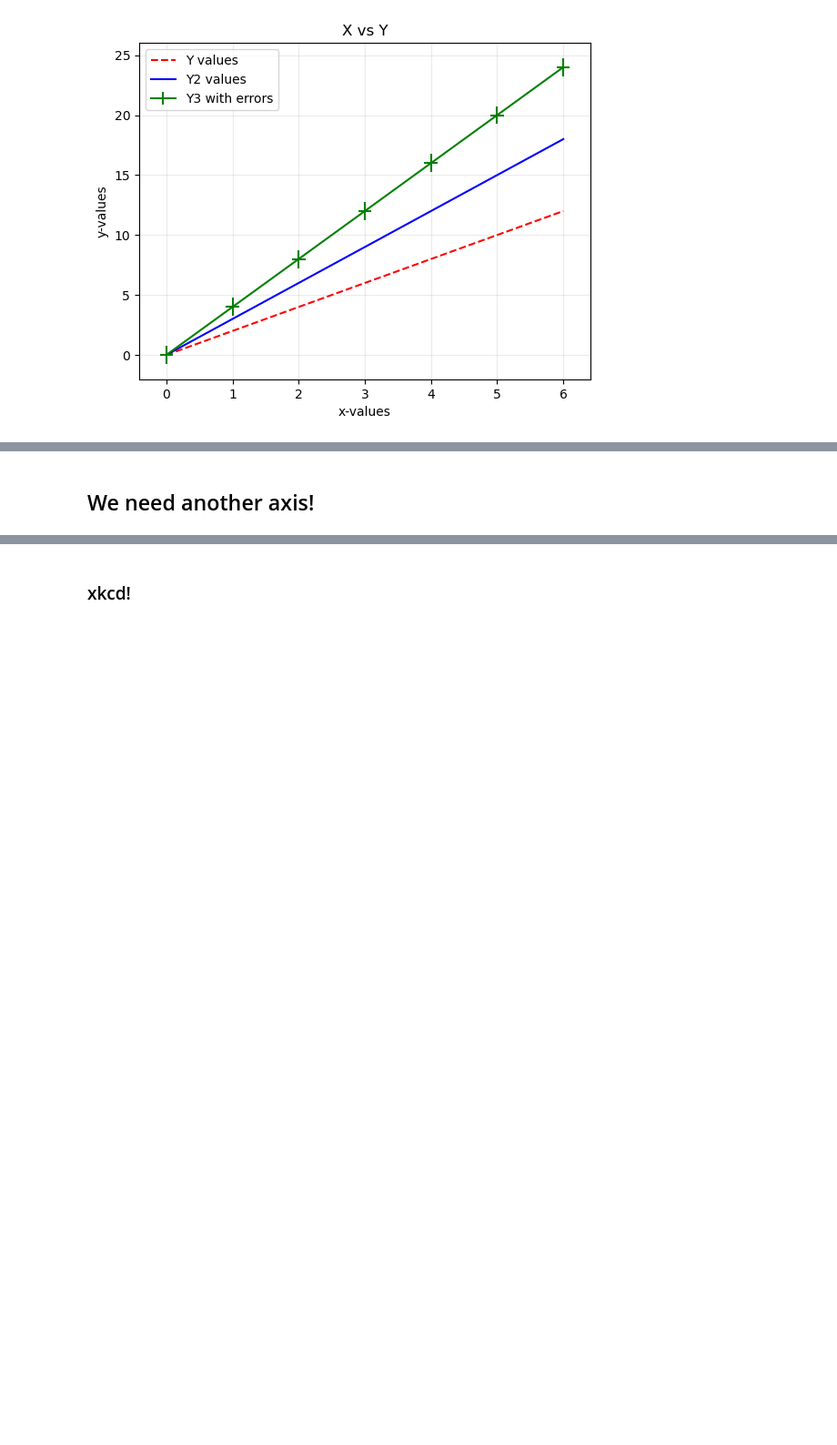
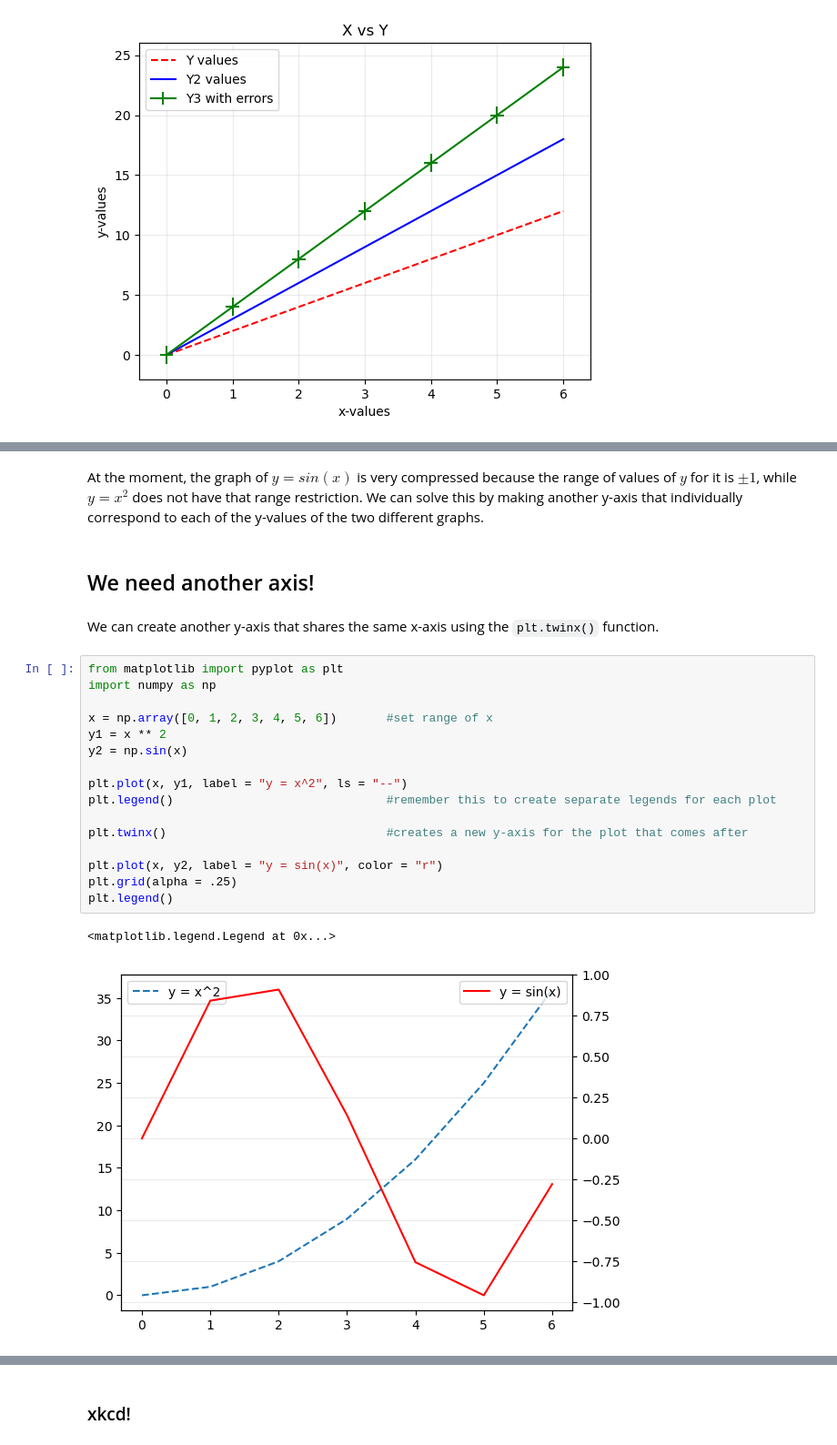
Before and after one commit to SPS-SP2273/learning-portfolio-warrenb09, a Jupyter notebook: plotting/plotting_(need).ipynb, the cells around one changed output, grey strips where cells are left out. Shown: that part at 91% size. Cells and saved outputs as stored; diff of their text form; blank space fills up the shorter version.

```diff
--- a/plotting/plotting_(need).ipynb
+++ b/plotting/plotting_(need).ipynb
@@ -114,3 +153,26 @@ plt.show()
+# %% [markdown]
+At the moment, the graph of $y=sin(x)$ is very compressed because the range of values of $y$ for it is $\pm 1$, while $y=x^{2}$ does not have that range restriction. We can solve this by making another y-axis that individually correspond to each of the y-values of the two different graphs.
 # %% [markdown]
 ## We need another axis!
+# %% [markdown]
+We can create another y-axis that shares the same x-axis using the `plt.twinx()` function.
+# %%
+from matplotlib import pyplot as plt
+import numpy as np
+
+x = np.array([0, 1, 2, 3, 4, 5, 6])       #set range of x
+y1 = x ** 2
+y2 = np.sin(x)
+
+plt.plot(x, y1, label = "y = x^2", ls = "--")
+plt.legend()                              #remember this to create separate legends for each plot
+
+plt.twinx()                               #creates a new y-axis for the plot that comes after
+
+plt.plot(x, y2, label = "y = sin(x)", color = "r")
+plt.grid(alpha = .25)
+plt.legend()
+# %% [output]
+<matplotlib.legend.Legend at 0x...>
+[figure, added]
 # %% [markdown]
```
Also changed, not shown: parts of 36 cells of this notebook, 3 other files.
